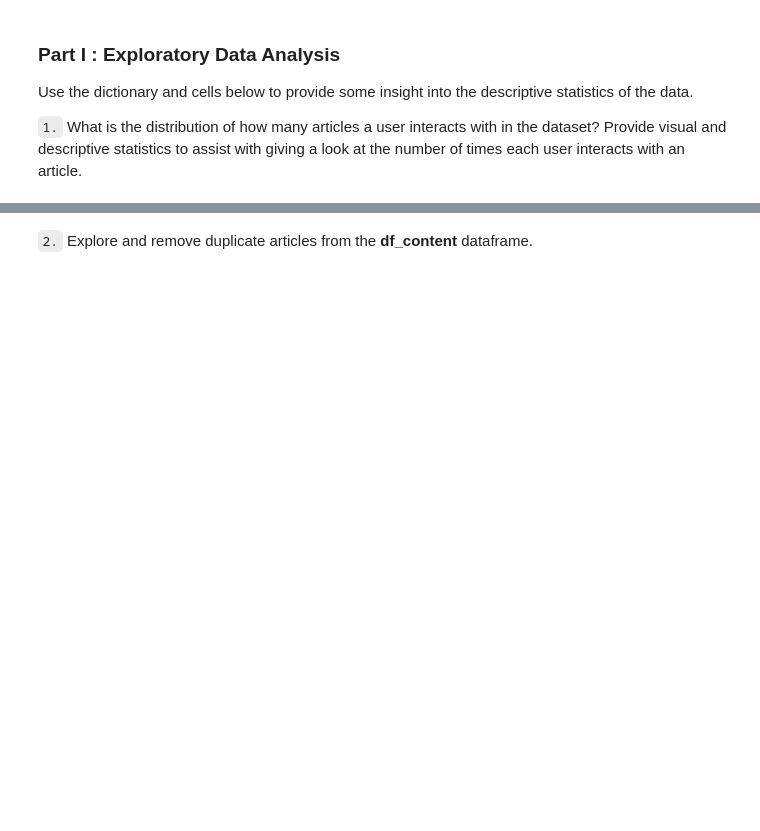
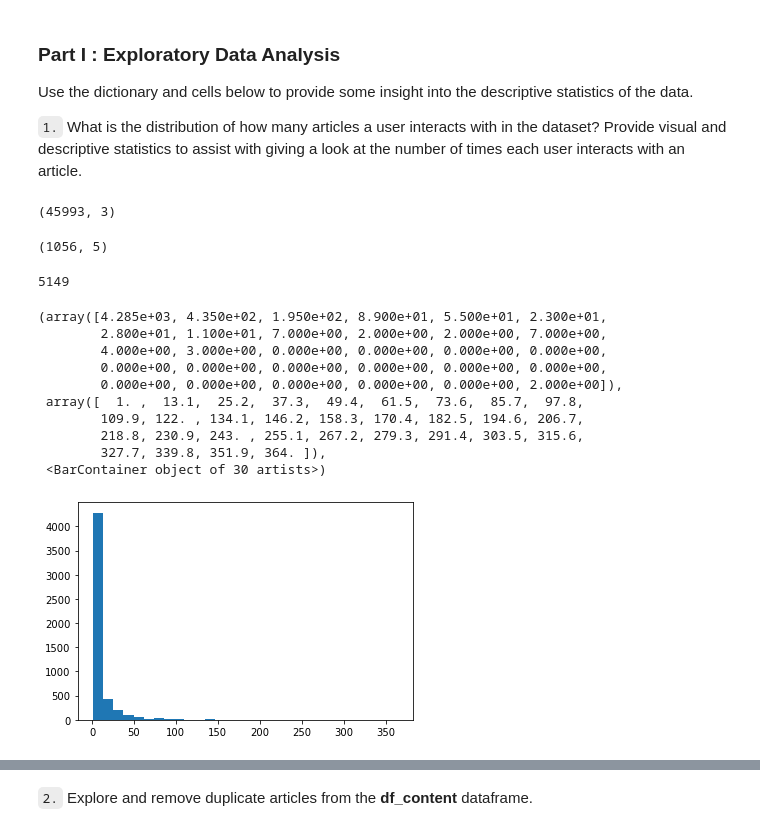
Before and after one commit to vivizhou/DSND_Term2, a Jupyter notebook: project_files/Recommendations_with_IBM/Recommendations_with_IBM.ipynb, the cells around one changed output, grey strips where cells are left out. Drawn from its saved outputs; the diff is of its cells as text; code cells hidden in the pictures; blank space fills up the shorter version.

```diff
--- a/project_files/Recommendations_with_IBM/Recommendations_with_IBM.ipynb
+++ b/project_files/Recommendations_with_IBM/Recommendations_with_IBM.ipynb
@@ -43,3 +57,32 @@ df_content.head()
 Use the dictionary and cells below to provide some insight into the descriptive statistics of the data.
 
 `1.` What is the distribution of how many articles a user interacts with in the dataset?  Provide visual and descriptive statistics to assist with giving a look at the number of times each user interacts with an article.
+# %%
+#check the shape of df and df_content
+df.shape
+# %% [output]
+(45993, 3)
+# %%
+df_content.shape
+# %% [output]
+(1056, 5)
+# %%
+#check the numbero unique users
+len(df['email'].unique())
+# %% [output]
+5149
+# %%
+#check the distribution of the number of article per user
+plt.hist(df.groupby(['email']).count()['article_id'], bins = 30)
+# %% [output]
+(array([4.285e+03, 4.350e+02, 1.950e+02, 8.900e+01, 5.500e+01, 2.300e+01,
+        2.800e+01, 1.100e+01, 7.000e+00, 2.000e+00, 2.000e+00, 7.000e+00,
+        4.000e+00, 3.000e+00, 0.000e+00, 0.000e+00, 0.000e+00, 0.000e+00,
+        0.000e+00, 0.000e+00, 0.000e+00, 0.000e+00, 0.000e+00, 0.000e+00,
+        0.000e+00, 0.000e+00, 0.000e+00, 0.000e+00, 0.000e+00, 2.000e+00]),
+ array([  1. ,  13.1,  25.2,  37.3,  49.4,  61.5,  73.6,  85.7,  97.8,
+        109.9, 122. , 134.1, 146.2, 158.3, 170.4, 182.5, 194.6, 206.7,
+        218.8, 230.9, 243. , 255.1, 267.2, 279.3, 291.4, 303.5, 315.6,
+        327.7, 339.8, 351.9, 364. ]),
+ <BarContainer object of 30 artists>)
+[figure, added]
```
Also changed, not shown: parts of 40 cells of this notebook.
